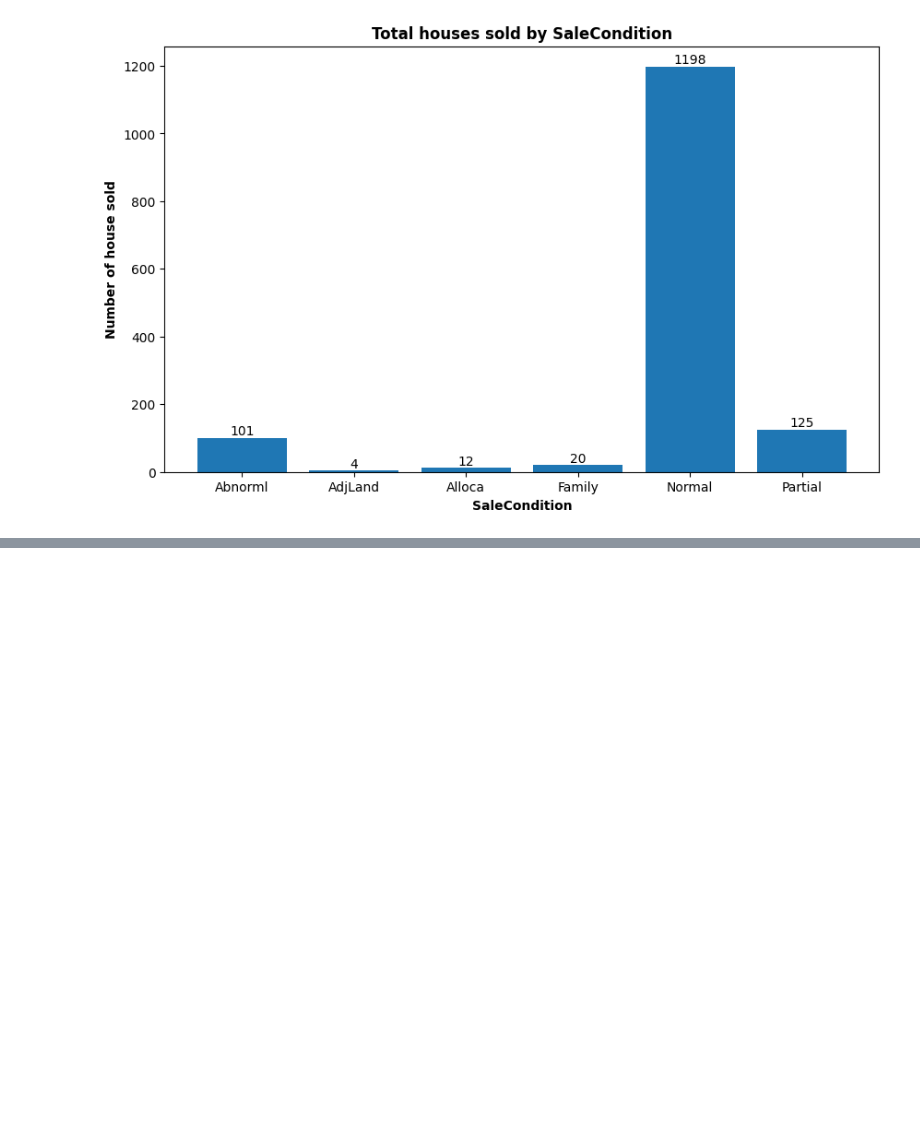
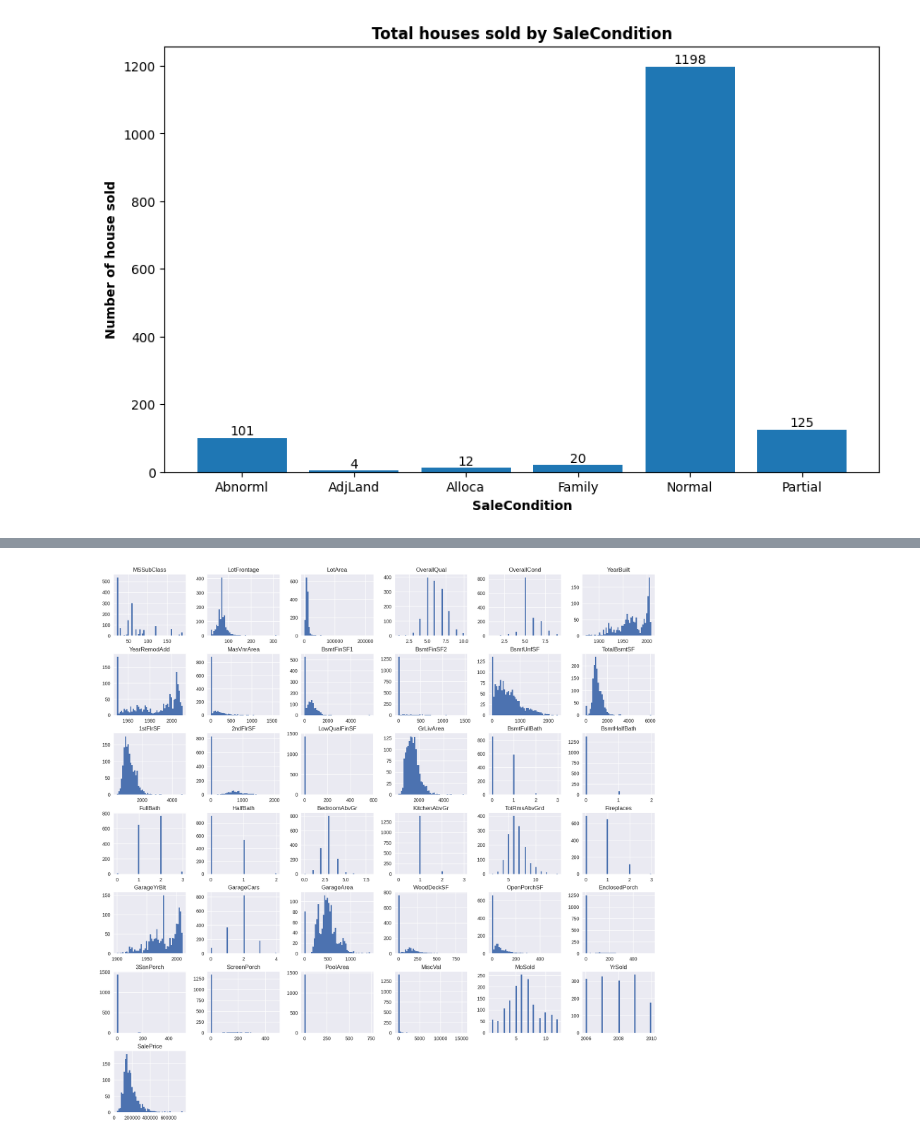
Before and after one commit to newguy7/DataScienceProjects, a Jupyter notebook: Predict_House_Prices.ipynb, the cells around one changed output, grey strips where cells are left out. Saved outputs shown, nothing was run; the diff lists cells and outputs as text; code cells hidden in the pictures; blank space fills up the shorter version.

```diff
--- a/Predict_House_Prices.ipynb
+++ b/Predict_House_Prices.ipynb
@@ -313,0 +289,2 @@ plt.show()
+# %%
+clean_df = clean_df.drop(['Id'],axis=1)
@@ -313,0 +311,7 @@ plt.show()
+# %%
+# Density Plot for all features
+plt.style.use('seaborn')
+clean_df.hist(bins=50,figsize=(20,20))
+plt.show()
+# %% [output]
+[figure, added]
```
Also changed, not shown: parts of 29 cells of this notebook.
